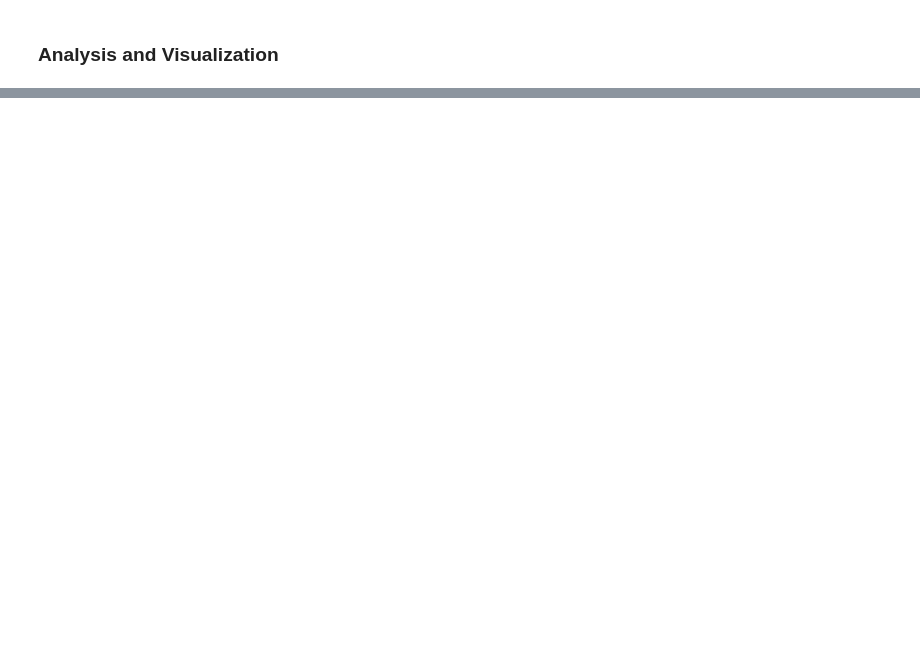
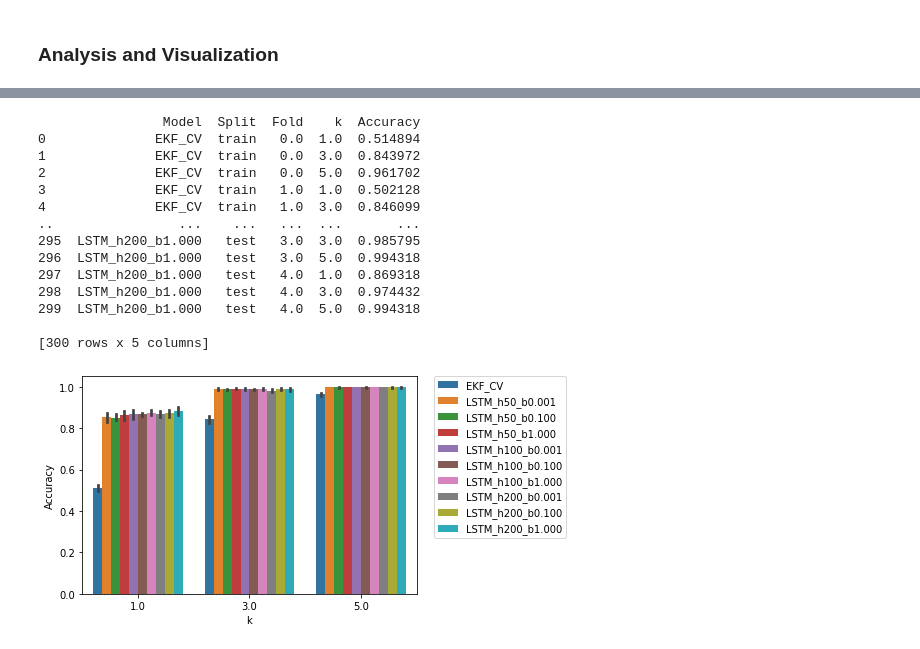
Before and after one commit to MPC-Berkeley/carla, a Jupyter notebook: PythonAPI/analysis/models_analysis.ipynb, the cells around one changed output, grey strips where cells are left out. Saved outputs shown, nothing was run; the diff lists cells and outputs as text; code cells hidden in the pictures; blank space fills up the shorter version.

Commit message:
VG: models_analysis initial_plots.

```diff
--- a/PythonAPI/analysis/models_analysis.ipynb
+++ b/PythonAPI/analysis/models_analysis.ipynb
@@ -134,6 +134,7 @@ def mean_entropy(goal_pred):
 # %%
 # Construct the evaluation datasets.
 MODE = 'LOAD' # 'TRAIN' or 'LOAD'
+res_filename = 'model_comparison_dict.pkl'
 
 pklfiles_to_process = glob.glob('./dataset/*.pkl')
 pklfiles_to_process.sort()
@@ -174,7 +175,7 @@ for hidden_dim in [50, 100, 200]:
         names.append('LSTM_h%d_b%.3f' % (hidden_dim, beta))
 
 model_res_dict = {} # same indexing/length as names/models
-if mode is 'TRAIN':
+if MODE is 'TRAIN':
     for name, model in zip(names, models):
         metric_dict = {}
         metric_dict['train'] = {'N_instances'   : [],
@@ -221,7 +222,9 @@ if mode is 'TRAIN':
 
     # save the model_res_dict to ./results
     filename = 'model_comparison_dict.pkl'
-    pickle.dump(model_res_dict, open('./results/%s' % filename, 'wb'))
+    pickle.dump(model_res_dict, open('./results/%s' % res_filename, 'wb'))
+elif MODE is 'LOAD':
+    # TODO: maybe load models if needed?
+    model_res_dict = pickle.load(open('./results/%s' % res_filename, 'rb'))
 else:
-    pass
-    # TODO, maybe just load results/models?
+    raise ValueError("Invalid mode!")
@@ -301,0 +340,44 @@ plt.show()
+# %%
+# PLOT 2: Top K accuracy
+data_list = []
+# timesteps = np.arange(20) # TODO: hard coded for now, change later.
+
+for model in model_res_dict.keys():
+    for split in model_res_dict[model].keys():
+        #train/test
+
+        goal_top_1_acc = model_res_dict[model][split]['goal_top_1_acc']
+        goal_top_3_acc = model_res_dict[model][split]['goal_top_3_acc']
+        goal_top_5_acc = model_res_dict[model][split]['goal_top_5_acc']
+#         goal_entropy   = model_res_dict[model][split]['goal_entropy']
+
+        for i_fold, (t1, t3, t5) in enumerate(zip(goal_top_1_acc,
+                                                       goal_top_3_acc,
+                                                       goal_top_5_acc)):
+            data_list.append([model, split, i_fold, 1, t1])
+            data_list.append([model, split, i_fold, 3, t3])
+            data_list.append([model, split, i_fold, 5, t5])
+
+goal_df = pd.DataFrame(data_list, columns=['Model', 'Split', 'Fold', 'k', 'Accuracy'],dtype=float)
+print(goal_df)
+
+# Make a bar chart out of this.
+ax = sns.barplot(x='k', y='Accuracy', hue='Model', data=goal_df[goal_df.Split == 'test'])
+plt.legend(bbox_to_anchor=(1.05, 1), loc=2, borderaxespad=0.)
+plt.show()
+# %% [output]
+                Model  Split  Fold    k  Accuracy
+0              EKF_CV  train   0.0  1.0  0.514894
+1              EKF_CV  train   0.0  3.0  0.843972
+2              EKF_CV  train   0.0  5.0  0.961702
+3              EKF_CV  train   1.0  1.0  0.502128
+4              EKF_CV  train   1.0  3.0  0.846099
+..                ...    ...   ...  ...       ...
+295  LSTM_h200_b1.000   test   3.0  3.0  0.985795
+296  LSTM_h200_b1.000   test   3.0  5.0  0.994318
+297  LSTM_h200_b1.000   test   4.0  1.0  0.869318
+298  LSTM_h200_b1.000   test   4.0  3.0  0.974432
+299  LSTM_h200_b1.000   test   4.0  5.0  0.994318
+
+[300 rows x 5 columns]
+[figure, added]
```
Also changed, not shown: parts of 4 cells of this notebook.
